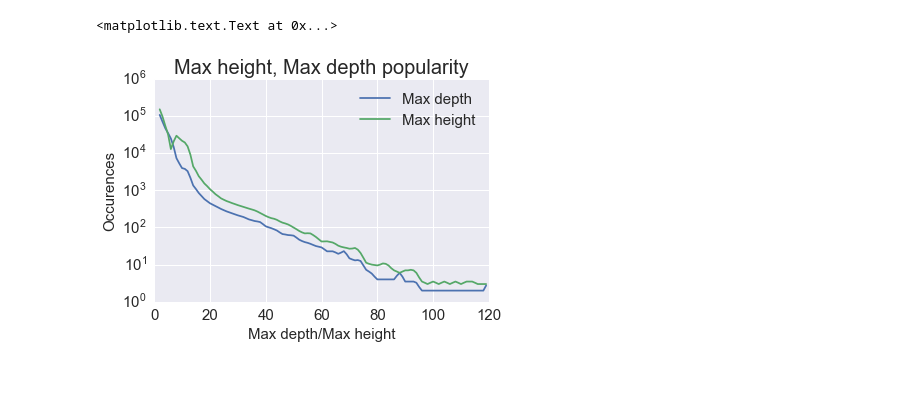
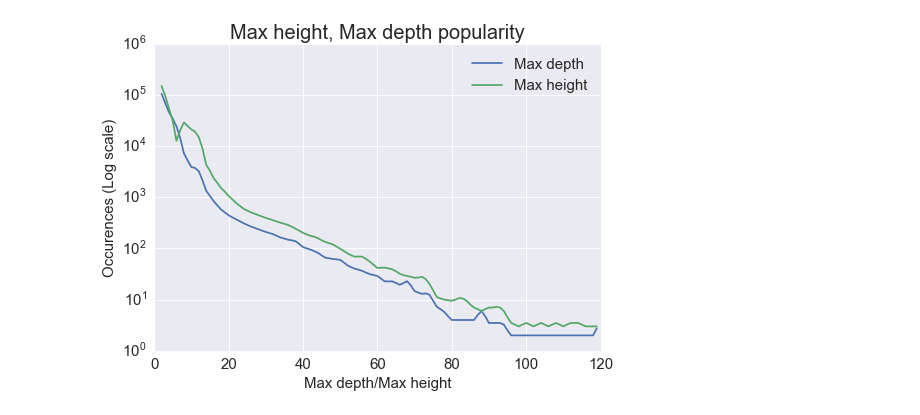
Before and after one commit to szoupanos/aiida_experiments, a Jupyter notebook: dbpath_experiments/graphs_max_depth_height.ipynb, the cells around one changed output. Cells and saved outputs as stored; diff of their text form; code cells hidden in the pictures; blank space fills up the shorter version.

```diff
--- a/dbpath_experiments/graphs_max_depth_height.ipynb
+++ b/dbpath_experiments/graphs_max_depth_height.ipynb
@@ -48,28 +48,28 @@ pylab.ylabel(y_title)
 # %%
 import pylab
 import matplotlib.pyplot as plt
 from scipy.interpolate import spline
 import scipy.signal as signal
 import pandas as pd
 from pandas import Series
 
 datalist = [ ( pylab.loadtxt(filename), label ) for filename, label in list_of_files ]
 
 plt.yscale('log')
 for data, label in datalist:
     series = Series.from_array(data[:data_limit,1])
 #     rolling = series.rolling(window=10)
     rolling = series.rolling(3, win_type='triang')
     rolling_mean = rolling.mean()
     pylab.plot( data[:data_limit,0], rolling_mean, label=label )
 
 pylab.legend()
 pylab.title(p_title, fontsize=title_size)
 pylab.xlabel(x_title)
-pylab.ylabel(y_title)
+pylab.ylabel(y_title + " (Log scale)")
+# plt.savefig("max_depth_height_pop.svg")
 # %% [output]
-<matplotlib.text.Text at 0x...>
-[figure, old version]
+[figure, new version]
 # %%
 import pylab
 import matplotlib.pyplot as plt
```
Also changed, not shown: parts of 4 cells of this notebook, 2 other files.
